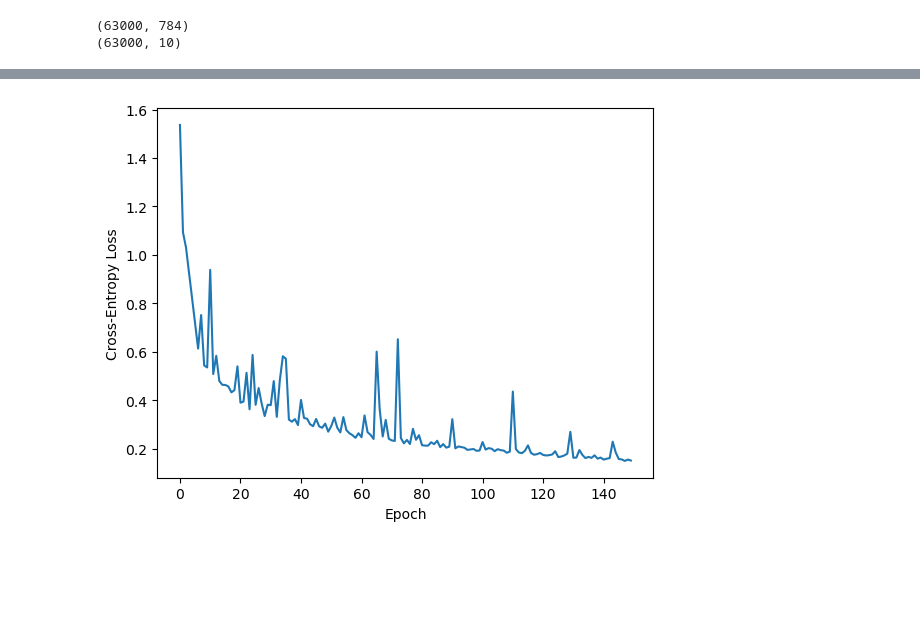
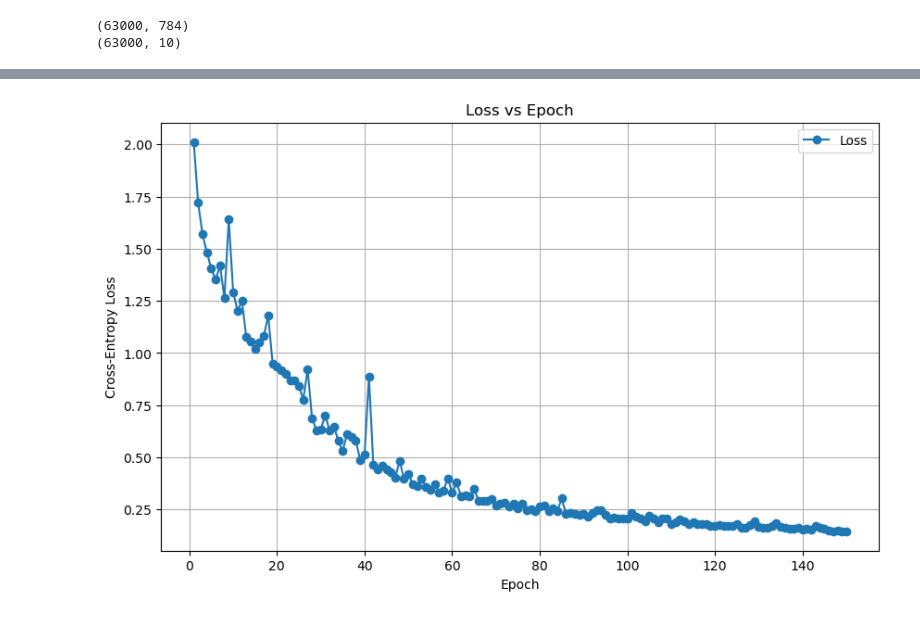
Before and after one commit to ViktorNanotech/FYS-STK4155-Project2, a Jupyter notebook: Code/FFNN_Classification.ipynb, the cells around one changed output, grey strips where cells are left out. Drawn from its saved outputs; the diff is of its cells as text; code cells hidden in the pictures; blank space fills up the shorter version.

```diff
--- a/Code/FFNN_Classification.ipynb
+++ b/Code/FFNN_Classification.ipynb
@@ -214,34 +184,77 @@ def train_network(X_train, y_train, layers, activation_funcs, activation_ders, l
 # %%
-#Setup network skeleton
+
+def train_network(X_train, y_train, layers, activation_funcs, activation_ders, learning_rate, epochs, batch_size=100):
+    losses = []
+    train_accs = []  # New: collect train accuracies per epoch
+    test_accs = []   # New: collect test accuracies per epoch
+    for epoch in range(epochs):
+        # Shuffle digits, avoids learning misleading patterns. Independent data
+        perm = np.random.permutation(X_train.shape[0])
+        X_shuffled = X_train[perm]
+        y_shuffled = y_train[perm]
+
+        # Mini-batch loop
+        for start in range(0, X_train.shape[0], batch_size):
+            end = start + batch_size
+            input_batch = X_shuffled[start:end]
+            target_batch = y_shuffled[start:end]
+
+            layers_grad = backpropagation_batch(input_batch, layers, activation_funcs, target_batch, activation_ders, cost_der=cross_entropy_der)
+            for (W, b), (W_g, b_g) in zip(layers, layers_grad):
+                W -= learning_rate * W_g
+                b -= learning_rate * b_g
+
+        # Compute loss after epoch
+        train_predictions = feed_forward(X_train, layers, activation_funcs)
+        test_predictions = feed_forward(X_test, layers, activation_funcs)
+        loss = cross_entropy(train_predictions, y_train)
+        TESTacc = accuracy(test_predictions, y_test)
+        TRAINacc = accuracy(train_predictions, y_train)
+        losses.append(loss)
+        train_accs.append(TRAINacc)  # New
+        test_accs.append(TESTacc)    # New
+        print(f"Epoch {epoch+1}, Loss: {loss:.3f}, Test Accuracy: {TESTacc:.3f}, Train Accuracy: {TRAINacc:.3f}")
+
+    return layers, losses, train_predictions, train_accs, test_accs  # Updated return
+
+# Setup network skeleton (adjust as needed)
 network_input_size = 784
 layer_output_sizes = [256, 128, 10]  # One hidden layer with 128 neurons, output 10 classes
-activation_funcs = [ ReLU, ReLU, softmax]
+activation_funcs = [ReLU, ReLU, softmax]
 activation_ders = [ReLU_der, ReLU_der, softmax_der]
 
-#Create layers
+# Create layers
 layers = create_layers_batch(network_input_size, layer_output_sizes)
 
-#Train
-epochs = 150
-learning_rate = 0.02
-batch_size = 64
-trained_layers, losses, train_predictions = train_network(X_train, y_train, layers, activation_funcs, activation_ders, learning_rate, epochs, batch_size)
+# Train
+epochs = 150  # Or more, e.g., 50
+learning_rate = 0.05
+batch_size = 100
 
-#Plot loss
-plt.plot(losses)
+trained_layers, losses, train_predictions, train_accs, test_accs = train_network(
+    X_train, y_train, layers, activation_funcs, activation_ders, learning_rate, epochs, batch_size
+)
+
+# Plot loss as function of epoch
+plt.figure(figsize=(10, 6))
+plt.plot(range(1, epochs + 1), losses, label='Loss', marker='o')
 plt.xlabel('Epoch')
 plt.ylabel('Cross-Entropy Loss')
+plt.title('Loss vs Epoch')
+plt.legend()
+plt.grid(True)
 plt.show()
 
-#Accuracy
-train_acc = accuracy(train_predictions, y_train)
-print(f"Final Train Accuracy: {train_acc:.4f}")
-
-#Test accuracy
-test_predictions = feed_forward(X_test, trained_layers, activation_funcs)
-test_acc = accuracy(test_predictions, y_test)
-print(f"Final Test Accuracy: {test_acc:.4f}")
-
+# Plot accuracies (train and test) as function of epoch
+plt.figure(figsize=(10, 6))
+plt.plot(range(1, epochs + 1), train_accs, label='Train Accuracy', marker='o', linestyle='-')
+plt.plot(range(1, epochs + 1), test_accs, label='Test Accuracy', marker='x', linestyle='--')
+plt.xlabel('Epoch')
+plt.ylabel('Accuracy')
+plt.title('Train and Test Accuracy vs Epoch')
+plt.legend()
+plt.grid(True)
+plt.show()
 """
 #Scikit-learn Logistic Regression comparison
 model = LogisticRegression(solver='saga', multi_class='multinomial', max_iter=10, random_state=42)
@@ -271 +284 @@ Epoch 150, Loss: 0.151, Test Accuracy: 0.927, Train Accuracy: 0.956
-[figure, old version]
+[figure, new version]
```
Also changed, not shown: parts of 4 cells of this notebook, 4 other files.
